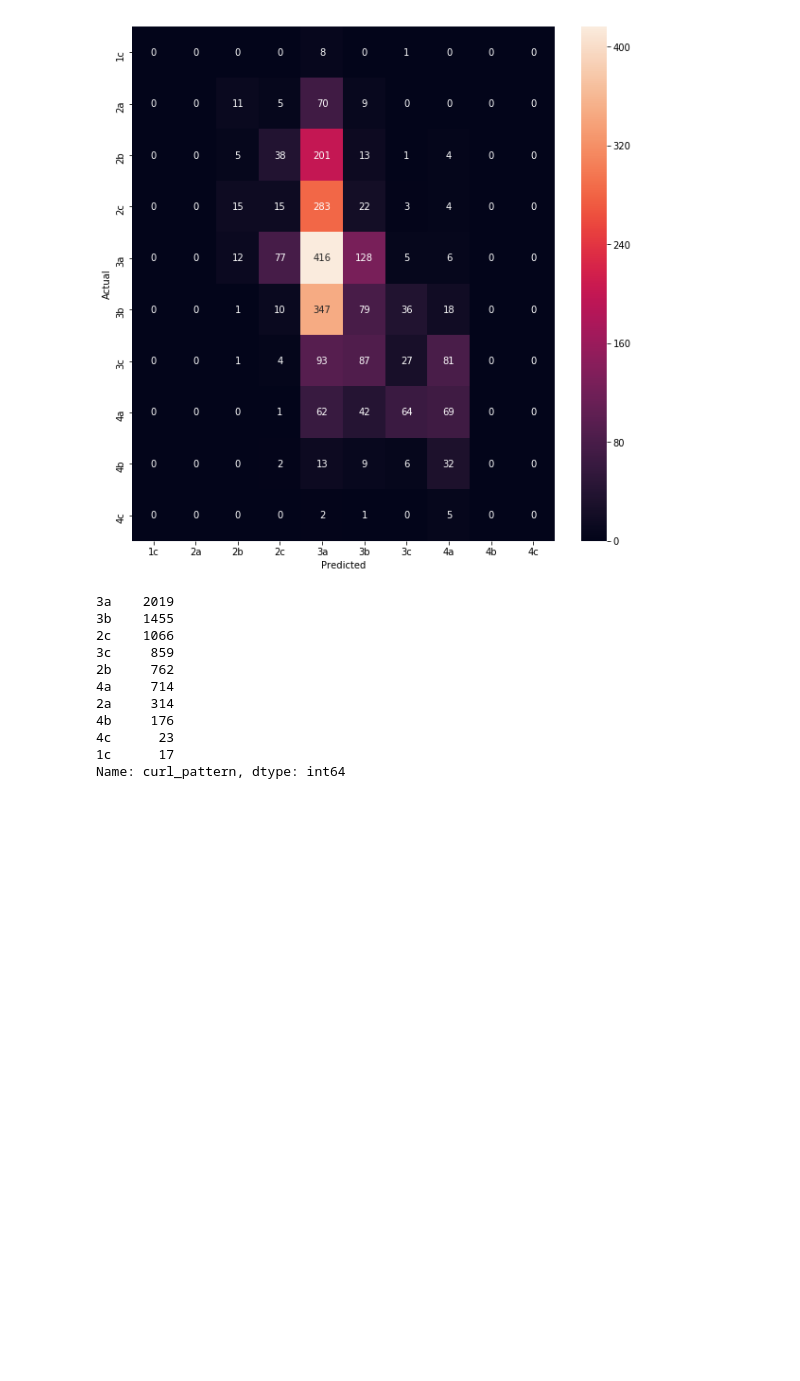
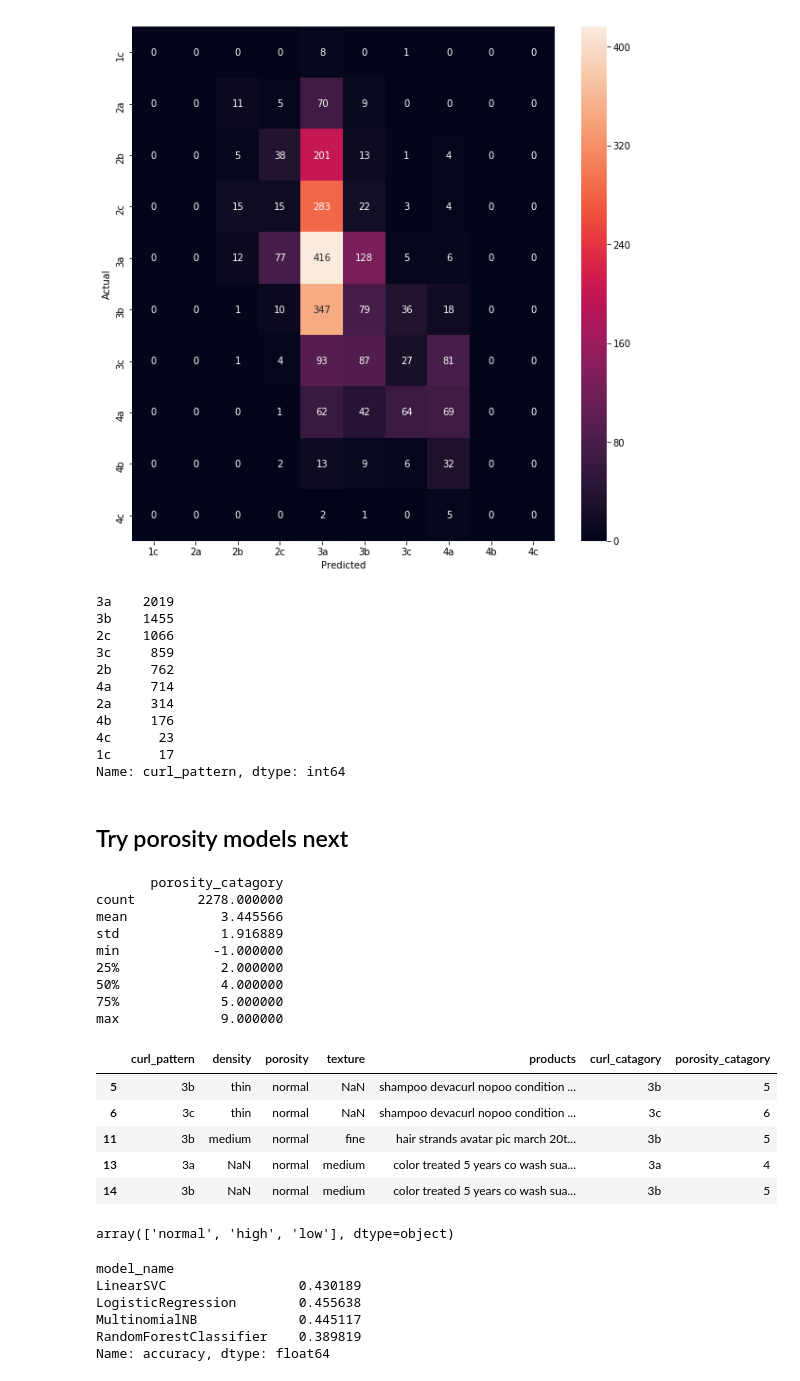
Before and after one commit to 99KHayes/products-for-curlies, a Jupyter notebook: notebooks/02_processing/20190831-kph-product-word-processing.ipynb, the cells around one changed output. Drawn from its saved outputs; the diff is of its cells as text; code cells hidden in the pictures; blank space fills up the shorter version.

Commit message:
ran porosity models

```diff
--- a/notebooks/02_processing/20190831-kph-product-word-processing.ipynb
+++ b/notebooks/02_processing/20190831-kph-product-word-processing.ipynb
@@ -418,3 +419,33 @@ curl_pattern_no_nan_df.curl_pattern.value_counts()
 4c      23
 1c      17
 Name: curl_pattern, dtype: int64
+# %% [markdown]
+## Try porosity models next
+# %%
+# make a data fram with no nulls in the different characteristics
+porosity_no_nan_df = cleaned_df[pd.notnull(cleaned_df['porosity'])]
+porosity_no_nan_df['porosity_catagory'] = pd.Categorical(porosity_no_nan_df.curl_pattern)
+porosity_no_nan_df["porosity_catagory"] = porosity_no_nan_df["porosity_catagory"].cat.codes
+print(porosity_no_nan_df.describe())
+porosity_no_nan_df.head()
+# %% [output]
+       porosity_catagory
+count        2278.000000
+mean            3.445566
+std             1.916889
+min            -1.000000
+25%             2.000000
+50%             4.000000
+75%             5.000000
+max             9.000000
+|  | curl_pattern | density | porosity | texture | products | curl_catagory | porosity_catagory |
+| 5 | 3b | thin | normal | NaN | shampoo devacurl nopoo condition ... | 3b | 5 |
+| 6 | 3c | thin | normal | NaN | shampoo devacurl nopoo condition ... | 3c | 6 |
+| 11 | 3b | medium | normal | fine | hair strands avatar pic march 20t... | 3b | 5 |
+| 13 | 3a | NaN | normal | medium | color treated 5 years co wash sua... | 3a | 4 |
+| 14 | 3b | NaN | normal | medium | color treated 5 years co wash sua... | 3b | 5 |
+# %%
+# Classes are relitivly balanced
+porosity_no_nan_df.porosity.unique()
+# %% [output]
+array(['normal', 'high', 'low'], dtype=object)
@@ -420,0 +473,9 @@ Name: curl_pattern, dtype: int64
+# %%
+cv_df.groupby('model_name').accuracy.mean()
+# %% [output]
+model_name
+LinearSVC                 0.430189
+LogisticRegression        0.455638
+MultinomialNB             0.445117
+RandomForestClassifier    0.389819
+Name: accuracy, dtype: float64
```
Also changed, not shown: parts of 4 cells of this notebook.
